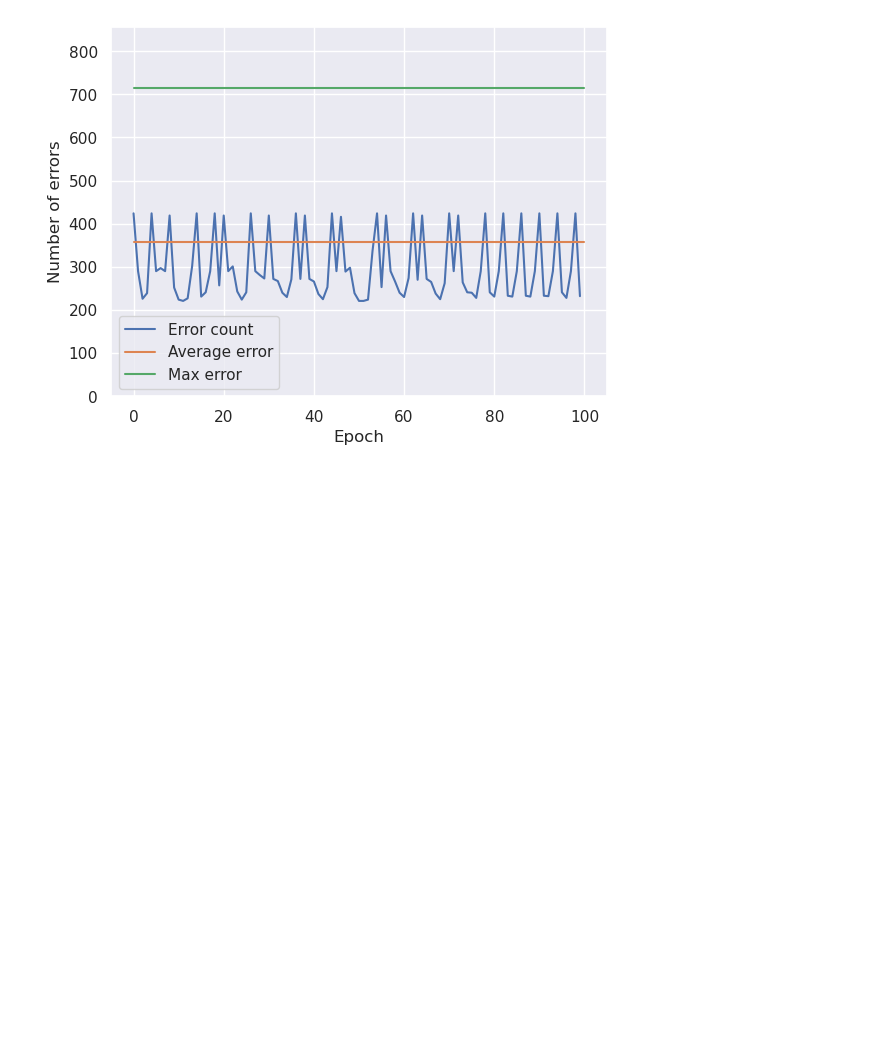
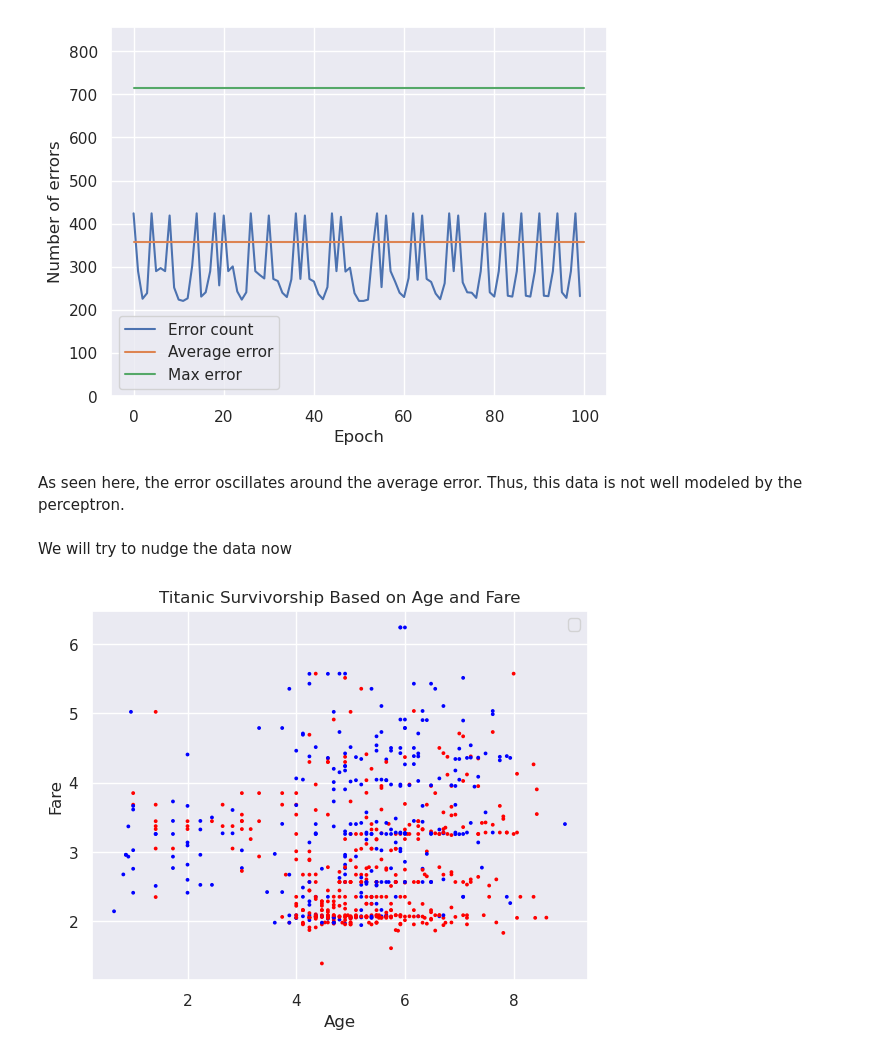
Before and after one commit to patrick7adams/DataScienceAndMachineLearning, a Jupyter notebook: Supervised Learning/Perceptron/Perceptron.ipynb, the cells around one changed output. Saved outputs shown, nothing was run; the diff lists cells and outputs as text; code cells hidden in the pictures; blank space fills up the shorter version.

Commit message:
Updated perceptron documentation

```diff
--- a/Supervised Learning/Perceptron/Perceptron.ipynb
+++ b/Supervised Learning/Perceptron/Perceptron.ipynb
@@ -115,3 +157,18 @@ plt.legend()
 plt.show()
 # %% [output]
 [figure]
+# %% [markdown]
+As seen here, the error oscillates around the average error. Thus, this data is not well modeled by the perceptron.
+# %% [markdown]
+We will try to nudge the data now
+# %%
+colors = ["Blue" if x == 1 else "Red" for x in df["survived"]]
+
+scatter = plt.scatter(np.sqrt(df["age"]), np.log(df["fare"]), c=colors, s = 3)
+plt.xlabel("Age")
+plt.ylabel("Fare")
+plt.title("Titanic Survivorship Based on Age and Fare")
+plt.legend(handles=scatter.legend_elements()[0], labels=["Survived", "Died"])
+plt.show()
+# %% [output]
+[figure, added]
```
Also changed, not shown: parts of 15 cells of this notebook, 1 other file.
